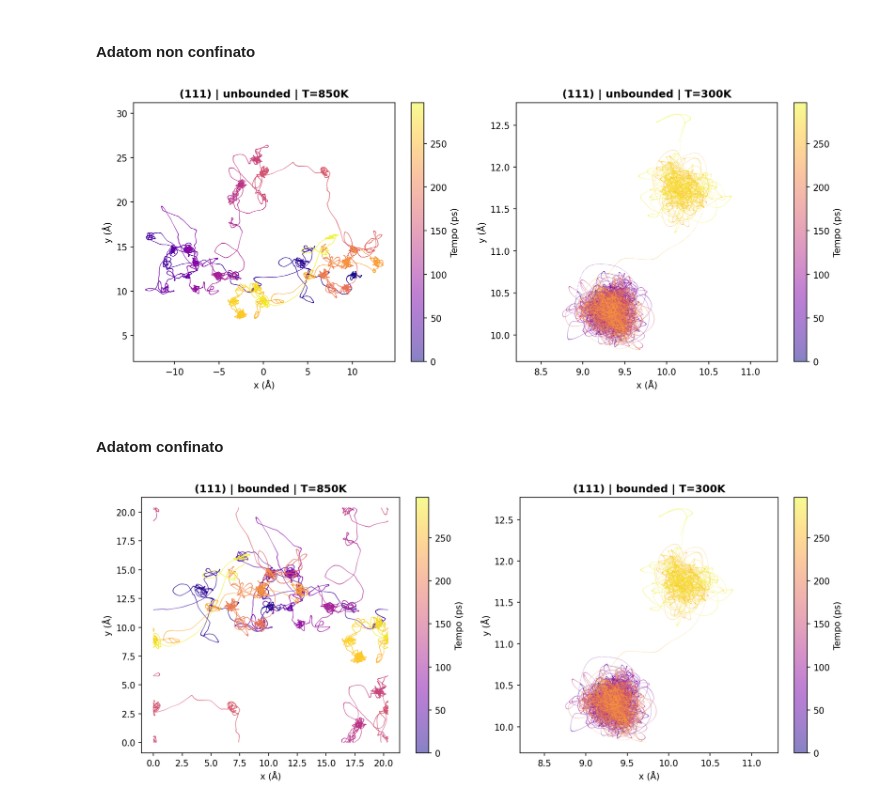
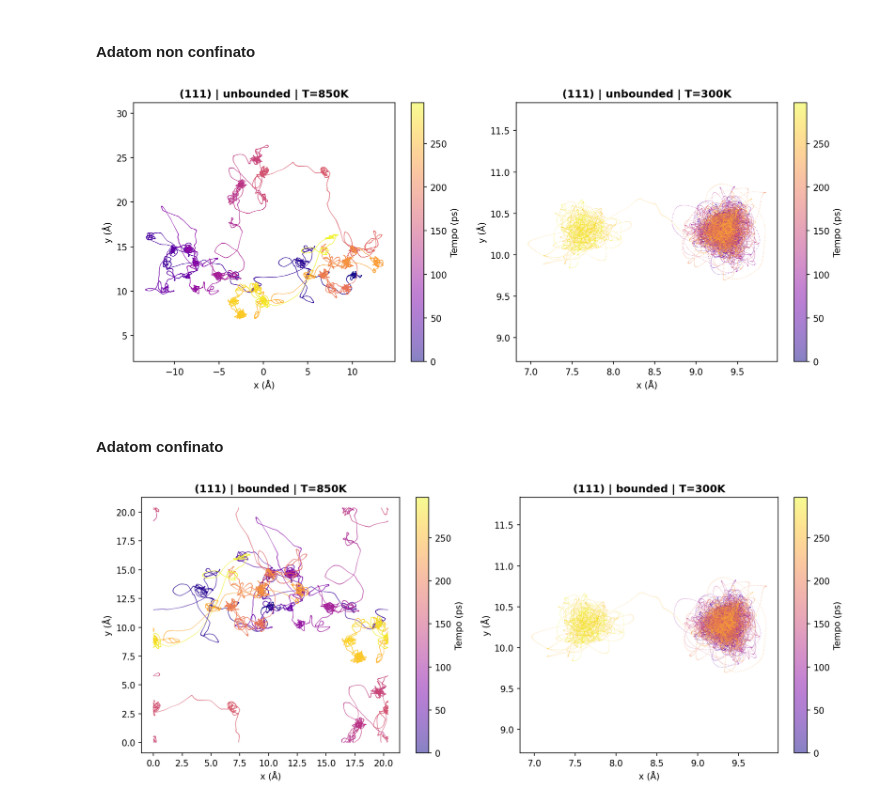
Before and after one commit to zosojack/lab-cms, a Jupyter notebook: zosojack/notebooks/Esercizio1-MD/Esercizio1_5.ipynb, the cells around one changed output. Cells and saved outputs as stored; diff of their text form; code cells hidden in the pictures.

```diff
--- a/zosojack/notebooks/Esercizio1-MD/Esercizio1_5.ipynb
+++ b/zosojack/notebooks/Esercizio1-MD/Esercizio1_5.ipynb
@@ -80,11 +80,14 @@ temperature = [300, 850] # in K
 silver_mass = 108
 
 # time step ottimale per 1000K
-time_step = 4e-15
+time_step = {
+    300: 6e-15,
+    850: 4e-15
+}
 
 # il numero di step è dato dal tempo totale (300ps) diviso il time step
 tempo_totale = 300e-12
-n_steps = int(tempo_totale / time_step)
+n_steps = {T: int(tempo_totale / time_step[T]) for T in temperature}
 
 # tempo di termalizzazione (ogni valore precedente va buttato)
 t_th = 3e-12
@@ -182,40 +185,40 @@ y2 = data2[:, 2]
 fig, ax = plt.subplots(1, 2, figsize=(12, 5), dpi=150)
 
 # Creiamo un array di indici per il colore
-time_indices1 = np.arange(len(x1)) * (time_step * 1e12)  # Convertiamo gli step temporali in picosecondi
+time_indices1 = np.arange(len(x1)) * (time_step[850] * 1e12)  # Convertiamo gli step temporali in picosecondi
 
 # Usiamo scatter
 ax[0].scatter(x1, y1, c=time_indices1, cmap='plasma', s=0.5, linewidth=0, alpha=0.5)
 
 ax[0].set_xlabel('x (Å)')
 ax[0].set_ylabel('y (Å)')
 ax[0].set_title("(111) | unbounded | T=850K", fontweight='bold')
 ax[0].axis('equal') # Per non distorcere la geometria
 
 cbar1 = plt.colorbar(ax[0].collections[0], ax=ax[0])
 cbar1.set_label('Tempo (ps)')
 
 # Creiamo un array di indici per il colore
-time_indices2 = np.arange(len(x2)) * (time_step * 1e12)  # Convertiamo gli step temporali in picosecondi
+time_indices2 = np.arange(len(x2)) * (time_step[300] * 1e12)  # Convertiamo gli step temporali in picosecondi
 
 # Usiamo scatter.
 # c=time_indices dice di usare l'indice per il colore
 # s=0.5 rende i punti piccolissimi
 # linewidth=0 toglie il bordo ai punti per evitare che si sovrappongano troppo
 ax[1].scatter(x2, y2, c=time_indices2, cmap='plasma', s=0.5, linewidth=0, alpha=0.5)
 
 ax[1].set_xlabel('x (Å)')
 ax[1].set_ylabel('y (Å)')
 ax[1].set_title("(111) | unbounded | T=300K", fontweight='bold')
 ax[1].axis('equal') # Per non distorcere la geometria
 
 cbar2 = plt.colorbar(ax[1].collections[0], ax=ax[1])
 cbar2.set_label('Tempo (ps)')
 
 plt.tight_layout()
 plt.show()
 # %% [output]
-[figure, old version]
+[figure, new version]
 # %% [markdown]
 #### Adatom confinato
 # %%
@@ -231,7 +234,7 @@ y4 = data4[:, 2]
 fig, ax = plt.subplots(1, 2, figsize=(12, 5), dpi=150)
 
 # Creiamo un array di indici per il colore
-time_indices1 = np.arange(len(x3)) * (time_step * 1e12)  # Convertiamo gli step temporali in picosecondi
+time_indices1 = np.arange(len(x3)) * (time_step[850] * 1e12)  # Convertiamo gli step temporali in picosecondi
 
 # Usiamo scatter
 ax[0].scatter(x3, y3, c=time_indices1, cmap='plasma', s=0.5, linewidth=0, alpha=0.5)
@@ -245,7 +248,7 @@ cbar1 = plt.colorbar(ax[0].collections[0], ax=ax[0])
 cbar1.set_label('Tempo (ps)')
 
 # Creiamo un array di indici per il colore
-time_indices2 = np.arange(len(x4)) * (time_step * 1e12)  # Convertiamo gli step temporali in picosecondi
+time_indices2 = np.arange(len(x4)) * (time_step[300] * 1e12)  # Convertiamo gli step temporali in picosecondi
 
 # Usiamo scatter.
 # c=time_indices dice di usare l'indice per il colore
@@ -264,4 +267,4 @@ cbar2.set_label('Tempo (ps)')
 plt.tight_layout()
 plt.show()
 # %% [output]
-[figure, old version]
+[figure, new version]
```
Also changed, not shown: parts of 3 cells of this notebook, 24 other files.
